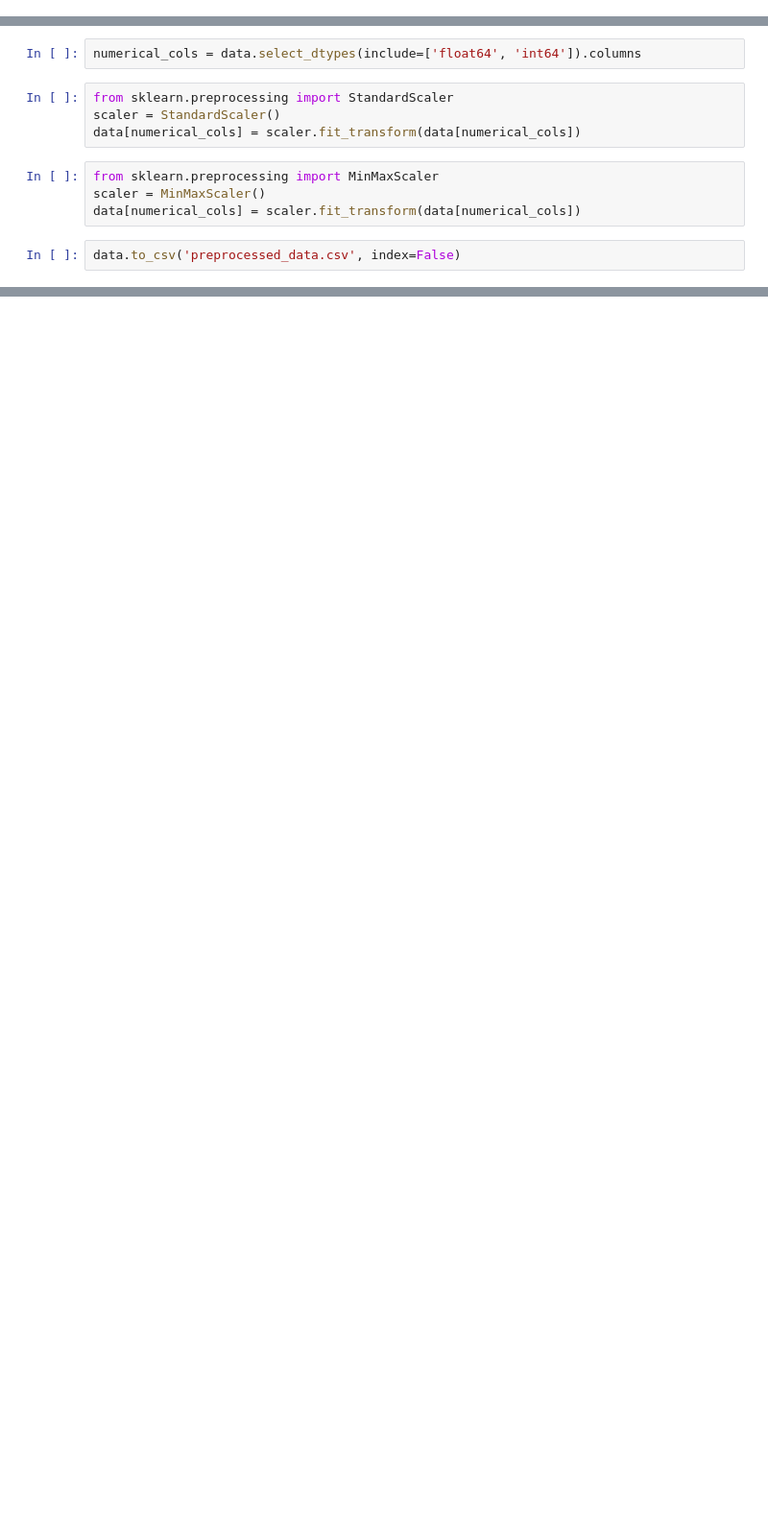
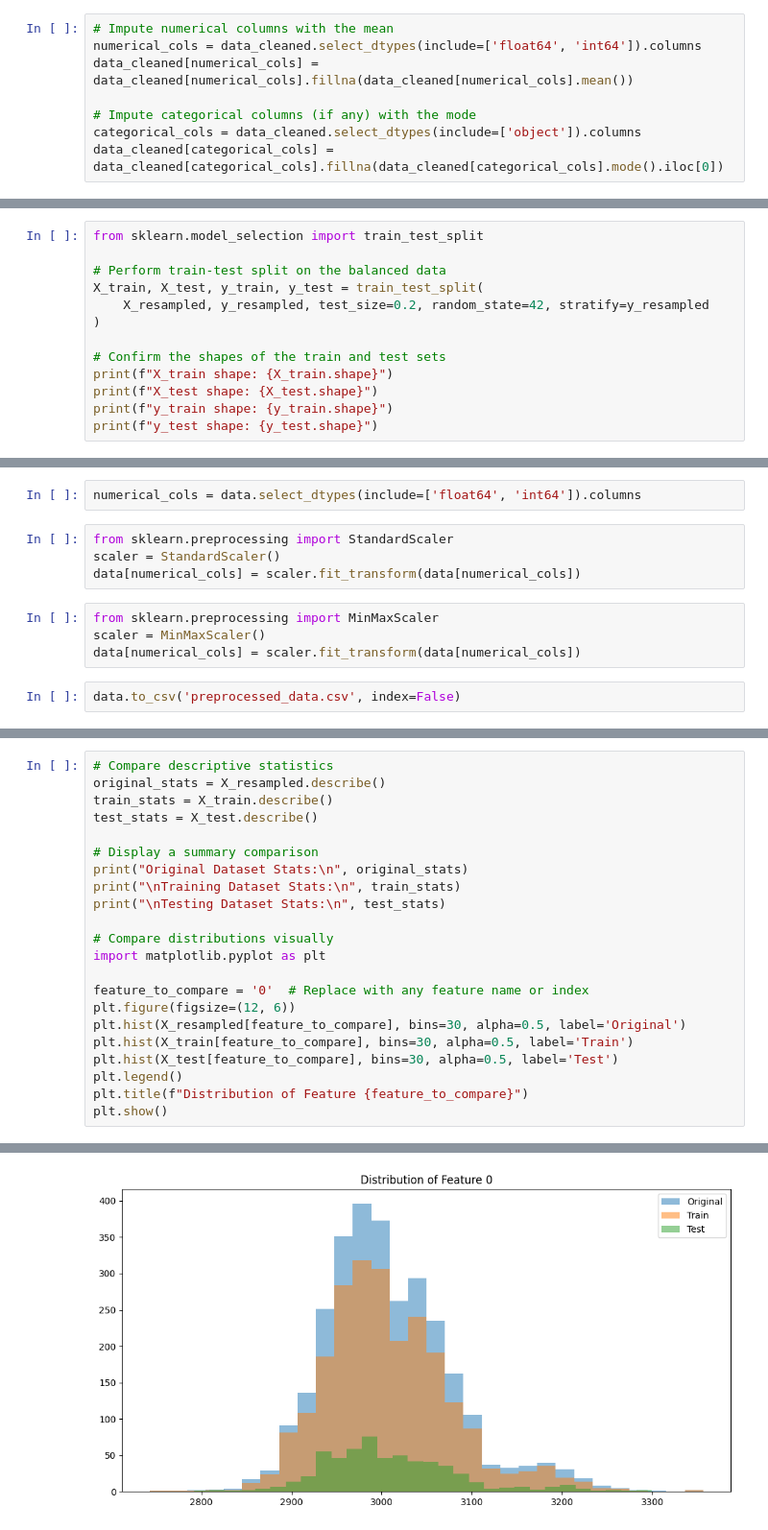
Before and after one commit to ShafinMz08/Semiconductor-Yield-Prediction-Model, a Jupyter notebook: SYPM.ipynb, the cells around one changed output, grey strips where cells are left out. Shown: that part at 96% size. Saved outputs shown, nothing was run; the diff lists cells and outputs as text; blank space fills up the shorter version.

```diff
--- a/SYPM.ipynb
+++ b/SYPM.ipynb
@@ -58,0 +106,8 @@ data.to_csv('cleaned_data.csv', index=False)
+# %%
+# Impute numerical columns with the mean
+numerical_cols = data_cleaned.select_dtypes(include=['float64', 'int64']).columns
+data_cleaned[numerical_cols] = data_cleaned[numerical_cols].fillna(data_cleaned[numerical_cols].mean())
+
+# Impute categorical columns (if any) with the mode
+categorical_cols = data_cleaned.select_dtypes(include=['object']).columns
+data_cleaned[categorical_cols] = data_cleaned[categorical_cols].fillna(data_cleaned[categorical_cols].mode().iloc[0])
@@ -142,0 +286,13 @@ data.head()
+# %%
+from sklearn.model_selection import train_test_split
+
+# Perform train-test split on the balanced data
+X_train, X_test, y_train, y_test = train_test_split(
+    X_resampled, y_resampled, test_size=0.2, random_state=42, stratify=y_resampled
+)
+
+# Confirm the shapes of the train and test sets
+print(f"X_train shape: {X_train.shape}")
+print(f"X_test shape: {X_test.shape}")
+print(f"y_train shape: {y_train.shape}")
+print(f"y_test shape: {y_test.shape}")
@@ -161,0 +342,23 @@ data.to_csv('preprocessed_data.csv', index=False)
+# %%
+# Compare descriptive statistics
+original_stats = X_resampled.describe()
+train_stats = X_train.describe()
+test_stats = X_test.describe()
+
+# Display a summary comparison
+print("Original Dataset Stats:\n", original_stats)
+print("\nTraining Dataset Stats:\n", train_stats)
+print("\nTesting Dataset Stats:\n", test_stats)
+
+# Compare distributions visually
+import matplotlib.pyplot as plt
+
+feature_to_compare = '0'  # Replace with any feature name or index
+plt.figure(figsize=(12, 6))
+plt.hist(X_resampled[feature_to_compare], bins=30, alpha=0.5, label='Original')
+plt.hist(X_train[feature_to_compare], bins=30, alpha=0.5, label='Train')
+plt.hist(X_test[feature_to_compare], bins=30, alpha=0.5, label='Test')
+plt.legend()
+plt.title(f"Distribution of Feature {feature_to_compare}")
+plt.show()
+# %% [output]
@@ -161,0 +382 @@ data.to_csv('preprocessed_data.csv', index=False)
+[figure, added]
```
Also changed, not shown: parts of 32 cells of this notebook.
